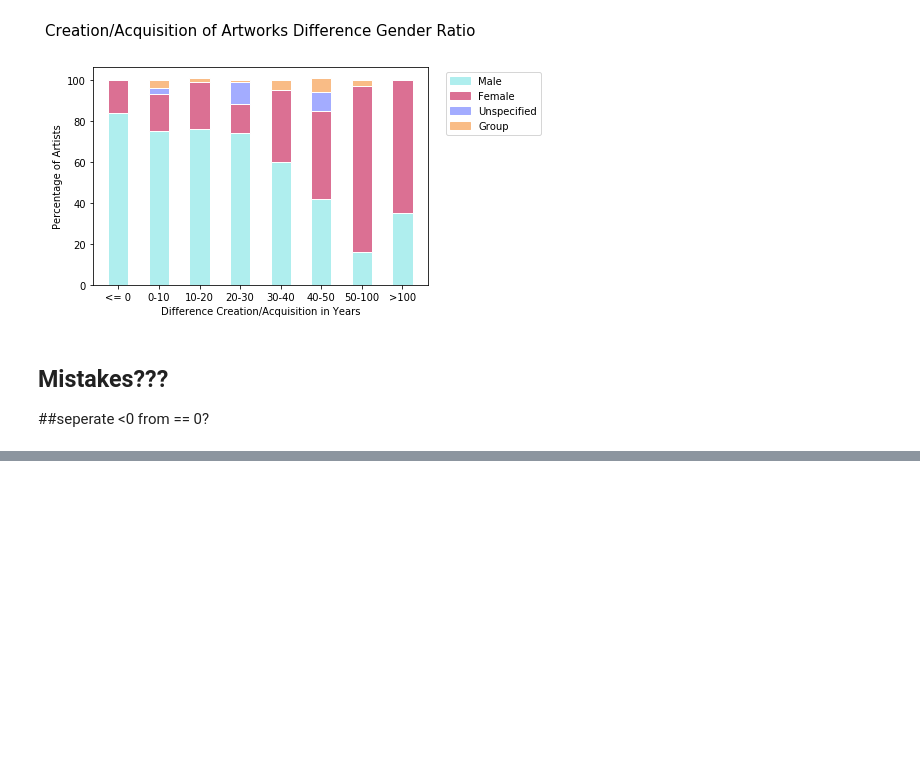
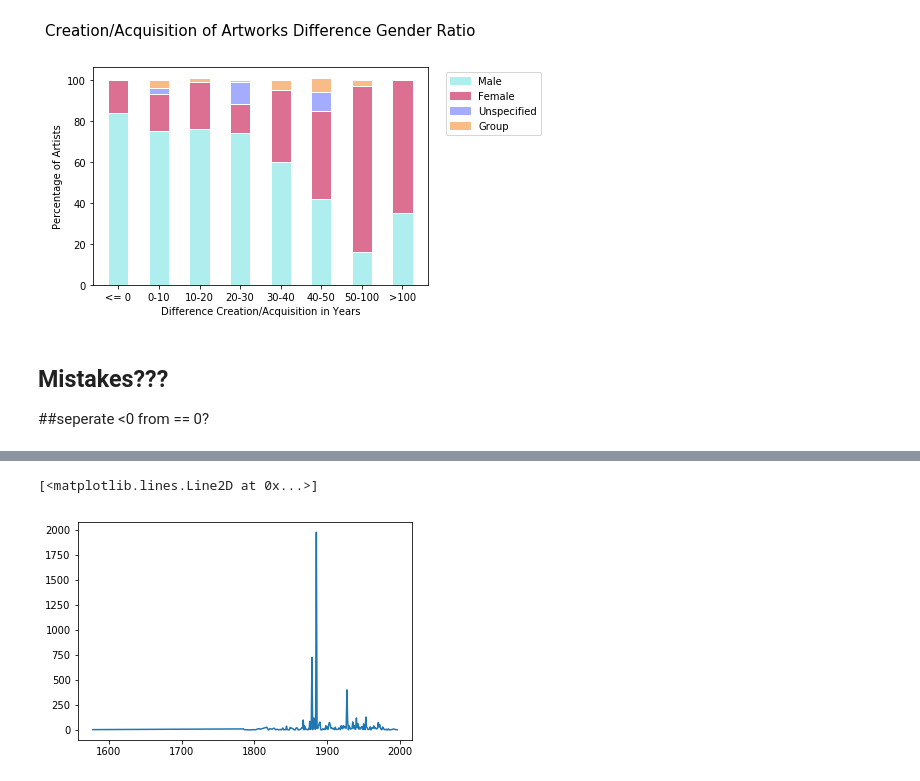
Before and after one commit to medialab/gender_art, a Jupyter notebook: Authors_Artworks_VideoMuseum.ipynb, the cells around one changed output, grey strips where cells are left out. Cells and saved outputs as stored; diff of their text form; code cells hidden in the pictures; blank space fills up the shorter version.

```diff
--- a/Authors_Artworks_VideoMuseum.ipynb
+++ b/Authors_Artworks_VideoMuseum.ipynb
@@ -582,0 +499,5 @@ artworks[artworks.Diff_CA == '<= 0']
+# %%
+plt.plot(artworks.Artist_birth_year.value_counts().sort_index())
+# %% [output]
+[<matplotlib.lines.Line2D at 0x...>]
+[figure, added]
```
Also changed, not shown: parts of 30 cells of this notebook, 5 other files.
